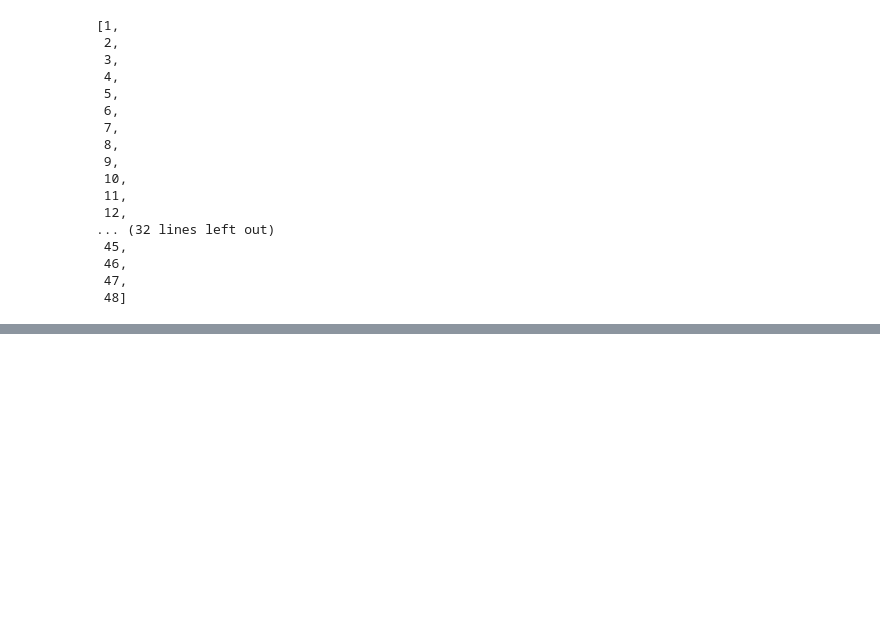
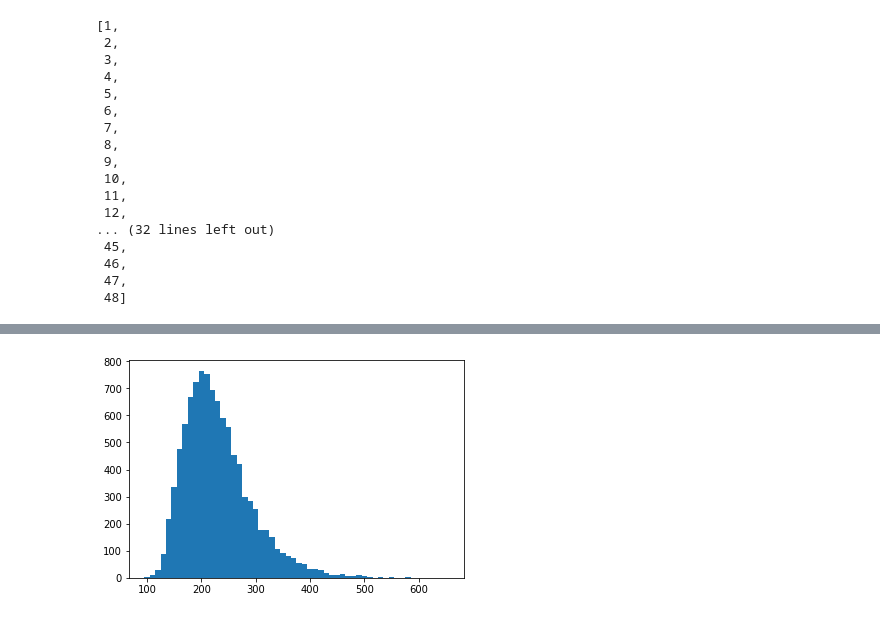
Before and after one commit to perlestot/Machine-Learning-with-Python, a Jupyter notebook: Python_Lecture_Rama.ipynb, the cells around one changed output, grey strips where cells are left out. Drawn from its saved outputs; the diff is of its cells as text; code cells hidden in the pictures; blank space fills up the shorter version.

```diff
--- a/Python_Lecture_Rama.ipynb
+++ b/Python_Lecture_Rama.ipynb
@@ -362,3 +339,27 @@ list(range(1,49))
  46,
  47,
  48]
+# %%
+num_mem = int(input('Please input number of member in BNK48: '))
+
+BNK48 = tuple(range(1,num_mem+1))
+#print(BNK48, len(BNK48))
+
+import numpy as np
+
+
+#print(sample)
+
+list_count = []
+num_ota = int(input('Please gives number of otaku: '))
+for i in range(num_ota):
+  Collection_set = set()
+  count = 0
+  while len(Collection_set) < num_mem:
+    sample = np.random.choice(BNK48, 1, replace = True)
+    Collection_set.add(int(sample))
+    count += 1
+  list_count.append(count)
+
+#print(Collection_set, '\ncount: ',count, '\nlist_count', list_count)
+print('Average number of cup that each ota has bought:', np.mean(list_count), '\nAverage Total Cost: ', np.mean(list_count)*250)
@@ -364,0 +391,6 @@ list(range(1,49))
+# %%
+# plt.hist(data, bins=range(min(data), max(data) + binwidth, binwidth))
+plt.hist(list_count, bins=range(min(list_count), max(list_count) + 10, 10))
+plt.show()
+# %% [output]
+[figure, added]
```
Also changed, not shown: parts of 15 cells of this notebook.
